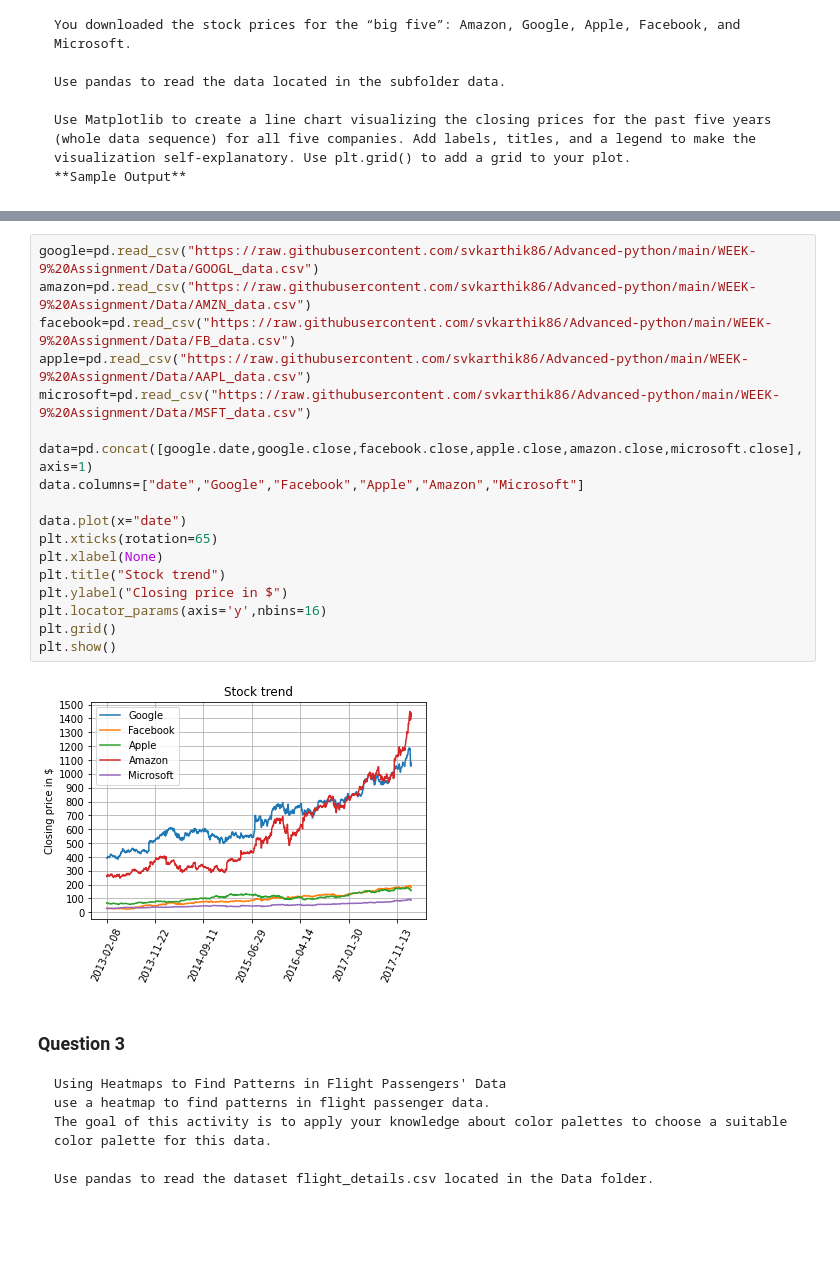
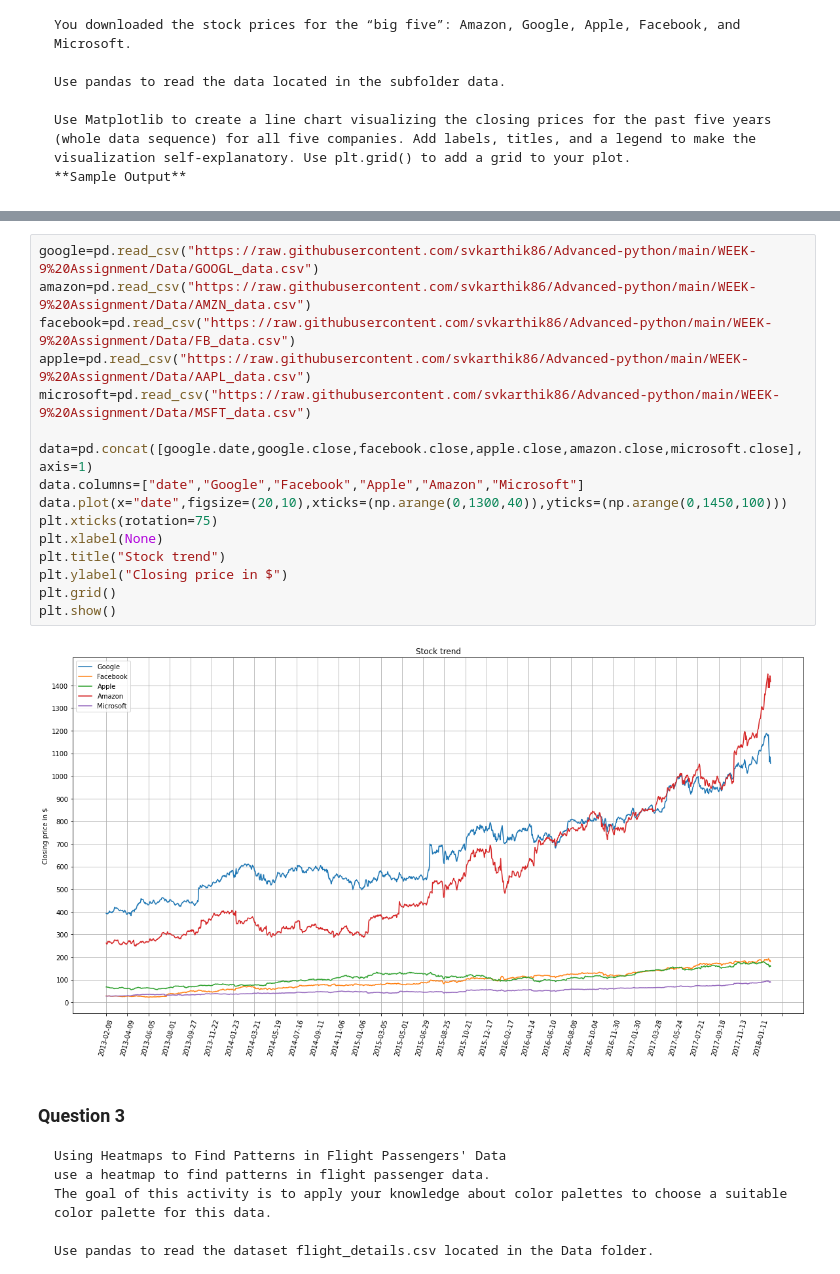
Before and after one commit to knavee12345/EduBridge-Assesment, a Jupyter notebook: Assignment/Assignment9.ipynb, the cells around one changed output, grey strips where cells are left out. Saved outputs shown, nothing was run; the diff lists cells and outputs as text; blank space fills up the shorter version.

````diff
--- a/Assignment/Assignment9.ipynb
+++ b/Assignment/Assignment9.ipynb
@@ -49,23 +51,21 @@ Use Matplotlib to create a line chart visualizing the closing prices for the pas
 # %%
 google=pd.read_csv("https://raw.githubusercontent.com/svkarthik86/Advanced-python/main/WEEK-9%20Assignment/Data/GOOGL_data.csv")
 amazon=pd.read_csv("https://raw.githubusercontent.com/svkarthik86/Advanced-python/main/WEEK-9%20Assignment/Data/AMZN_data.csv")
 facebook=pd.read_csv("https://raw.githubusercontent.com/svkarthik86/Advanced-python/main/WEEK-9%20Assignment/Data/FB_data.csv")
 apple=pd.read_csv("https://raw.githubusercontent.com/svkarthik86/Advanced-python/main/WEEK-9%20Assignment/Data/AAPL_data.csv")
 microsoft=pd.read_csv("https://raw.githubusercontent.com/svkarthik86/Advanced-python/main/WEEK-9%20Assignment/Data/MSFT_data.csv")
 
 data=pd.concat([google.date,google.close,facebook.close,apple.close,amazon.close,microsoft.close],axis=1)
 data.columns=["date","Google","Facebook","Apple","Amazon","Microsoft"]
-
-data.plot(x="date")
-plt.xticks(rotation=65)
+data.plot(x="date",figsize=(20,10),xticks=(np.arange(0,1300,40)),yticks=(np.arange(0,1450,100)))
+plt.xticks(rotation=75)
 plt.xlabel(None)
 plt.title("Stock trend")
 plt.ylabel("Closing price in $")
-plt.locator_params(axis='y',nbins=16)
 plt.grid()
 plt.show()
 # %% [output]
-[figure, old version]
+[figure, new version]
 # %% [markdown]
 ### Question 3
 ```
````
Also changed, not shown: parts of 6 cells of this notebook.
